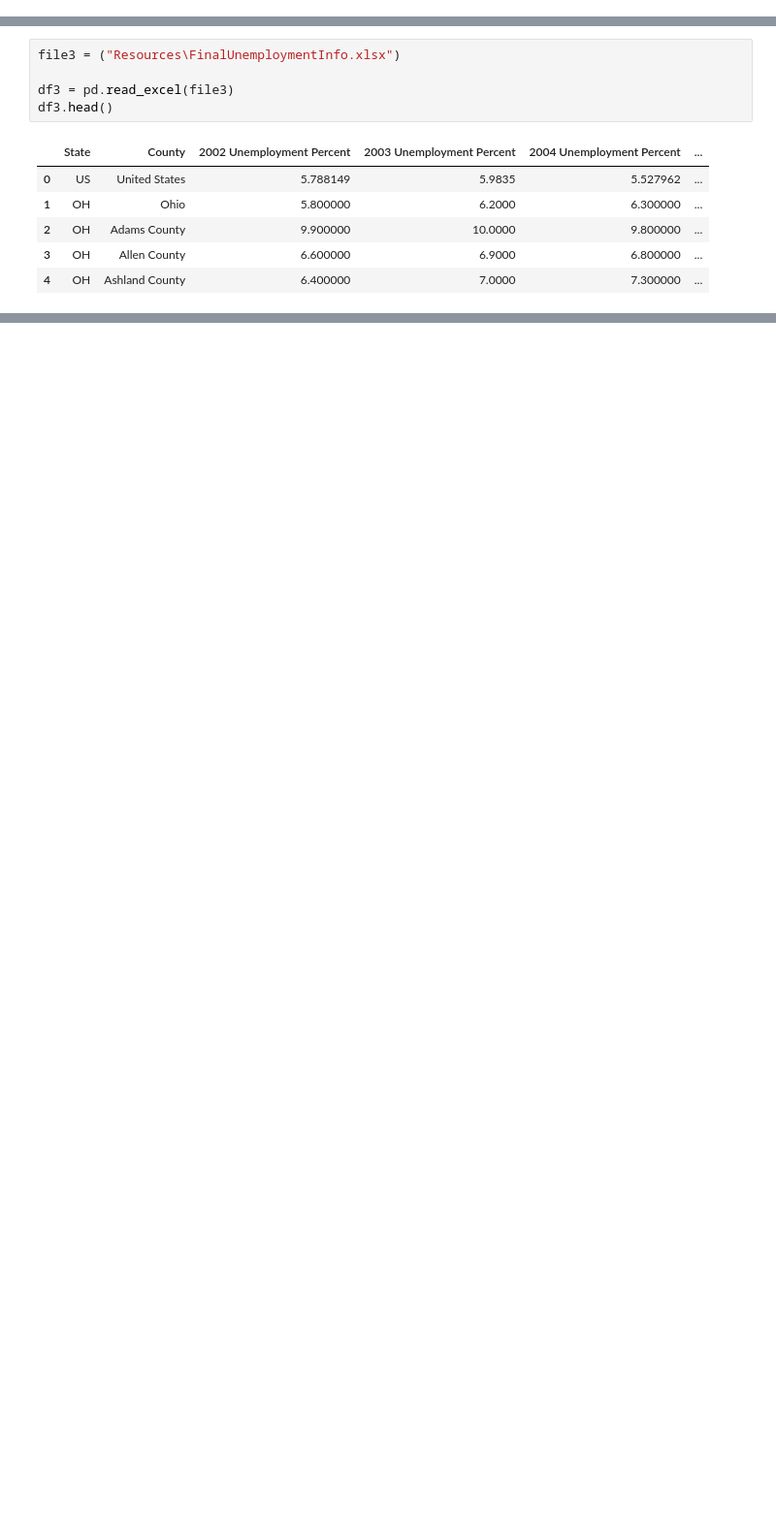
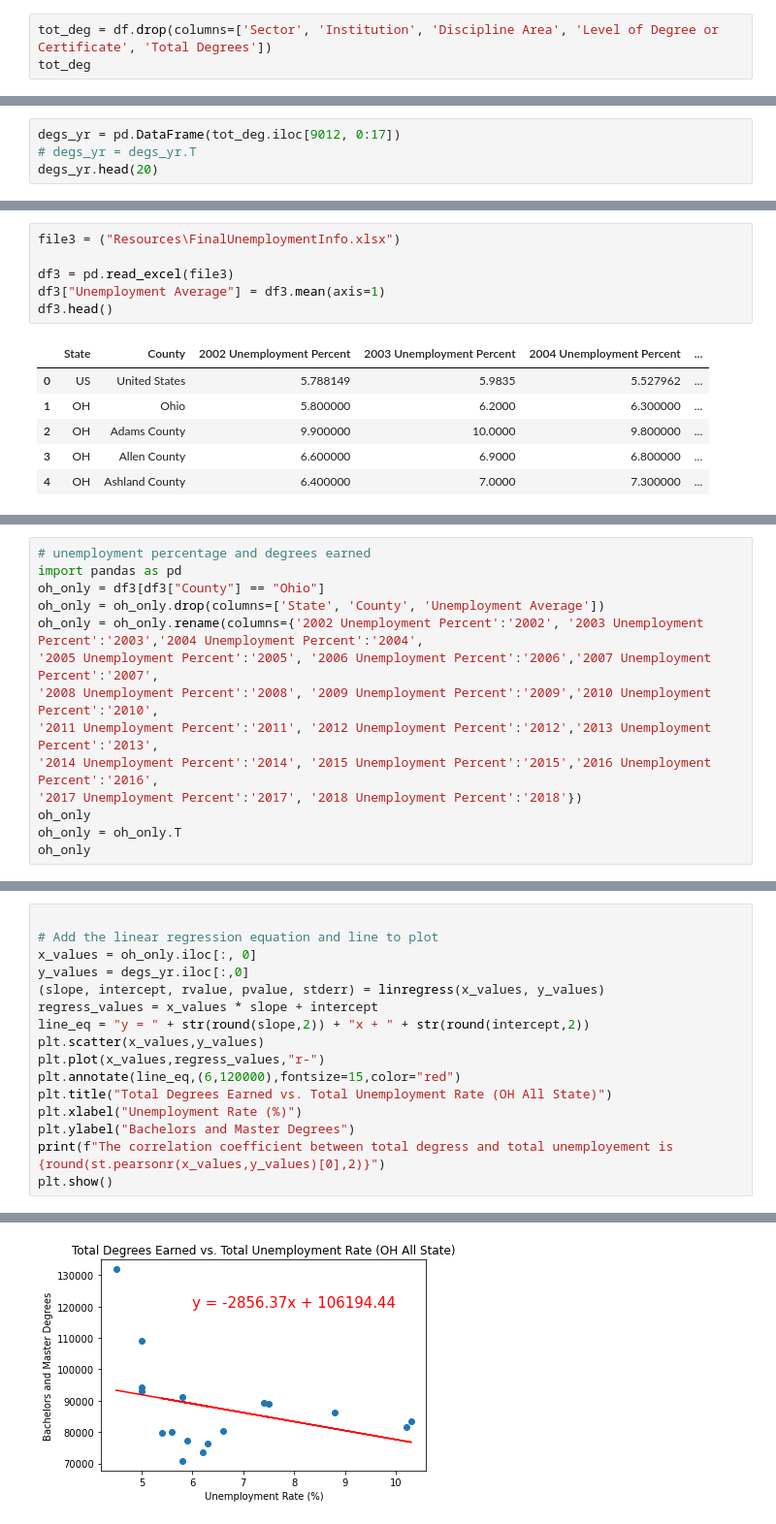
Before and after one commit to AntwonS116/Project-Ohio-College-Analysis, a Jupyter notebook: data.ipynb, the cells around one changed output, grey strips where cells are left out. Shown: that part at 97% size. Drawn from its saved outputs; the diff is of its cells as text; blank space fills up the shorter version.

```diff
--- a/data.ipynb
+++ b/data.ipynb
@@ -268,0 +284,3 @@ df.head()
+# %%
+tot_deg = df.drop(columns=['Sector', 'Institution', 'Discipline Area', 'Level of Degree or Certificate', 'Total Degrees'])
+tot_deg
@@ -268,0 +301,4 @@ df.head()
+# %%
+degs_yr = pd.DataFrame(tot_deg.iloc[9012, 0:17])
+# degs_yr = degs_yr.T
+degs_yr.head(20)
@@ -301,6 +366,7 @@ df2.head()
 file3 = ("Resources\FinalUnemploymentInfo.xlsx")
 
 df3 = pd.read_excel(file3)
+df3["Unemployment Average"] = df3.mean(axis=1)
 df3.head()
 # %% [output]
 |  | State | County | 2002 Unemployment Percent | 2003 Unemployment Percent | 2004 Unemployment Percent | ... |
@@ -311,0 +398,14 @@ df3.head()
+# %%
+# unemployment percentage and degrees earned
+import pandas as pd
+oh_only = df3[df3["County"] == "Ohio"]
+oh_only = oh_only.drop(columns=['State', 'County', 'Unemployment Average'])
+oh_only = oh_only.rename(columns={'2002 Unemployment Percent':'2002', '2003 Unemployment Percent':'2003','2004 Unemployment Percent':'2004',
+'2005 Unemployment Percent':'2005', '2006 Unemployment Percent':'2006','2007 Unemployment Percent':'2007',
+'2008 Unemployment Percent':'2008', '2009 Unemployment Percent':'2009','2010 Unemployment Percent':'2010',
+'2011 Unemployment Percent':'2011', '2012 Unemployment Percent':'2012','2013 Unemployment Percent':'2013',
+'2014 Unemployment Percent':'2014', '2015 Unemployment Percent':'2015','2016 Unemployment Percent':'2016',
+'2017 Unemployment Percent':'2017', '2018 Unemployment Percent':'2018'})
+oh_only
+oh_only = oh_only.T
+oh_only
@@ -311,0 +431,17 @@ df3.head()
+# %%
+
+# Add the linear regression equation and line to plot
+x_values = oh_only.iloc[:, 0]
+y_values = degs_yr.iloc[:,0]
+(slope, intercept, rvalue, pvalue, stderr) = linregress(x_values, y_values)
+regress_values = x_values * slope + intercept
+line_eq = "y = " + str(round(slope,2)) + "x + " + str(round(intercept,2))
+plt.scatter(x_values,y_values)
+plt.plot(x_values,regress_values,"r-")
+plt.annotate(line_eq,(6,120000),fontsize=15,color="red")
+plt.title("Total Degrees Earned vs. Total Unemployment Rate (OH All State)")
+plt.xlabel("Unemployment Rate (%)")
+plt.ylabel("Bachelors and Master Degrees")
+print(f"The correlation coefficient between total degress and total unemployement is {round(st.pearsonr(x_values,y_values)[0],2)}")
+plt.show()
+# %% [output]
@@ -311,0 +449 @@ df3.head()
+[figure, added]
```
Also changed, not shown: parts of 10 cells of this notebook, 2 other files.
